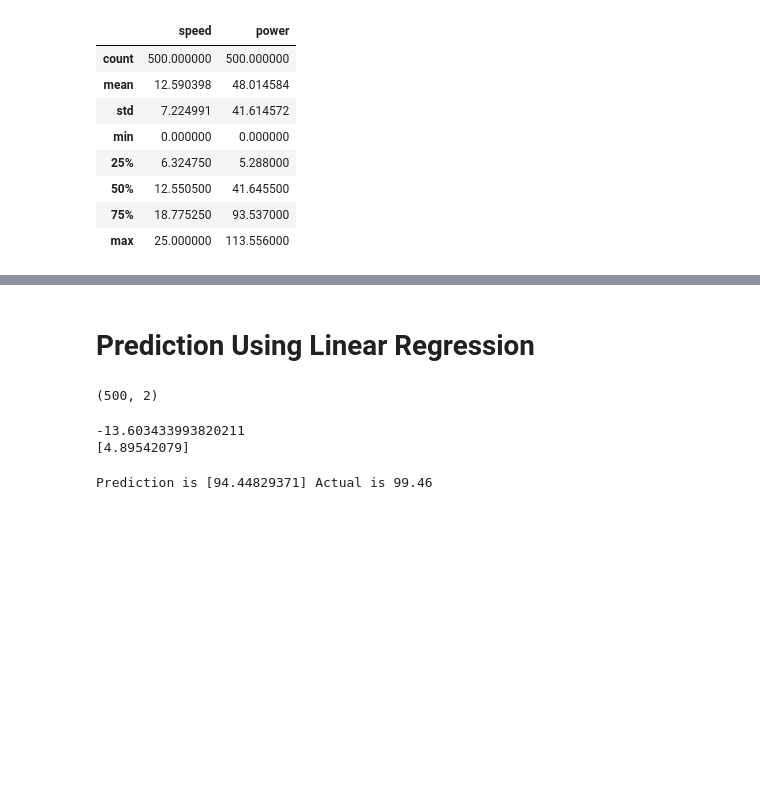
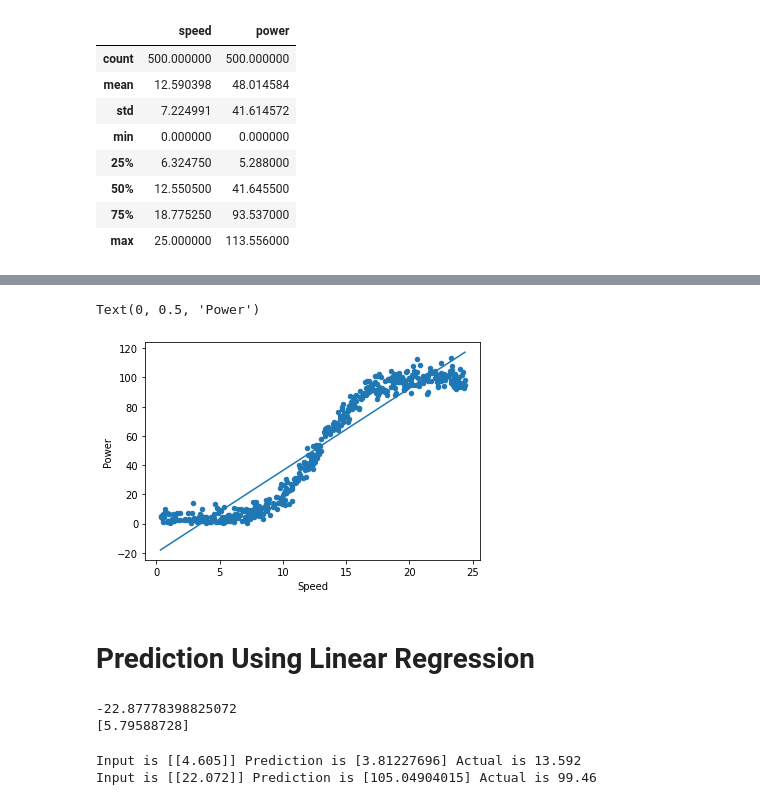
Before and after one commit to WilliamVida/EmergingTechnologiesProject, a Jupyter notebook: Project.ipynb, the cells around one changed output, grey strips where cells are left out. Saved outputs shown, nothing was run; the diff lists cells and outputs as text; code cells hidden in the pictures; blank space fills up the shorter version.

```diff
--- a/Project.ipynb
+++ b/Project.ipynb
@@ -124,19 +118,23 @@ Name: power, Length: 500, dtype: float64
+# %%
+speedPower.plot.scatter(x = "speed", y = "power")
+plt.plot(speedPower["speed"], np.poly1d(np.polyfit(speedPower["speed"], speedPower["power"], 1))(speedPower["speed"]))
+plt.xlabel("Speed")
+plt.ylabel("Power")
+# %% [output]
+Text(0, 0.5, 'Power')
+[figure, added]
 # %% [markdown]
 # Prediction Using Linear Regression
 # %%
 import pandas as pd
 import numpy as np
 import matplotlib.pyplot as plt
-# %%
-dataset = pd.read_csv("powerproduction.csv")
-dataset.shape
-# %% [output]
-(500, 2)
 # %%
-X = dataset.iloc[:, :-1].values
-y = dataset.iloc[:, 1].values
+X = speedPower.iloc[:, :-1].values
+y = speedPower.iloc[:, 1].values
+
 from sklearn.model_selection import train_test_split
-X_train, X_test, y_train, y_test = train_test_split(X, y, test_size=0.2, random_state=0)
+X_train, X_test, y_train, y_test = train_test_split(X, y, test_size=0.8, random_state=0)
 
 from sklearn.linear_model import LinearRegression
 regressor = LinearRegression()
@@ -145,14 +143,19 @@ regressor.fit(X_train, y_train)
 print(regressor.intercept_)
 print(regressor.coef_)
 # %% [output]
--13.603433993820211
-[4.89542079]
+-22.87778398825072
+[5.79588728]
 # %%
+input = [[4.605]]
+y_pred = regressor.predict(input)
+print("Input is", input, "Prediction is", y_pred, "Actual is 13.592")
+
 input = [[22.072]]
 y_pred = regressor.predict(input)
-print("Prediction is", y_pred, "Actual is 99.46")
+print("Input is", input, "Prediction is", y_pred, "Actual is 99.46")
 # %% [output]
-Prediction is [94.44829371] Actual is 99.46
+Input is [[4.605]] Prediction is [3.81227696] Actual is 13.592
+Input is [[22.072]] Prediction is [105.04904015] Actual is 99.46
 # %%
 from sklearn import metrics
 print("Mean Absolute Error:", metrics.mean_absolute_error(input, y_pred))
```
Also changed, not shown: parts of 13 cells of this notebook, 1 other file.
